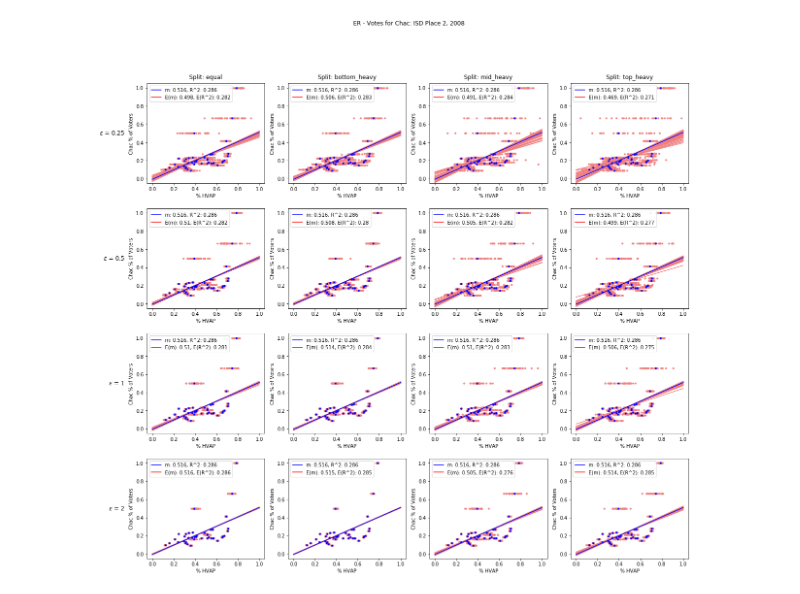
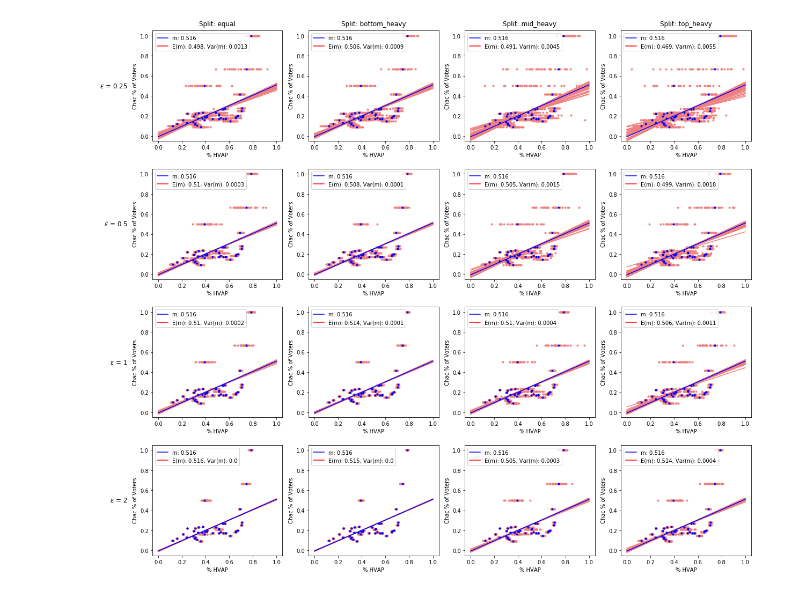
Before and after one commit to mggg/census-diff-privacy, a Jupyter notebook: multi_attribute_toydown/ER_on_noised_Irving.ipynb, the cells around one changed output. Drawn from its saved outputs; the diff is of its cells as text; code cells hidden in the pictures.

```diff
--- a/multi_attribute_toydown/ER_on_noised_Irving.ipynb
+++ b/multi_attribute_toydown/ER_on_noised_Irving.ipynb
@@ -63,22 +63,20 @@ def plot_er_graph(data, cand, elect, cand_col, elect_cols, eps, split,
         l_cvap = np.poly1d([line_cvap.slope, line_cvap.intercept])
         ax.plot(perc_hcvap, perc_cand, '.', color="grey")
         ax.plot(xp, l_cvap(xp), linestyle="dashed", color="grey",
-                label="HCVAP09 | m: {}, R^2: {}".format(round(line_cvap.slope, 3),
-                                                        round(line_cvap.rvalue**2,3)))
+                label="HCVAP09 | m: {}".format(round(line_cvap.slope, 3)))
 
         perc_hcvap = (df.HCVAP00 / df.CVAP00).fillna(0)
         line_cvap = sp.stats.linregress(perc_hcvap, perc_cand)
         l_cvap = np.poly1d([line_cvap.slope, line_cvap.intercept])
         ax.plot(perc_hcvap, perc_cand, '.', color="k")
         ax.plot(xp, l_cvap(xp), linestyle="dashed", color="k",
-                label="HCVAP00 | m: {}, R^2: {}".format(round(line_cvap.slope, 3),
-                                                        round(line_cvap.rvalue**2,3)))
+                label="HCVAP00 | m: {}".format(round(line_cvap.slope, 3)))
 
     ax.plot(perc_hvap, perc_cand, '.', color="b")
     ax.plot(xp, l(xp), '-', color="b",
-             label="m: {}, R^2: {}".format(round(line.slope, 3), round(line.rvalue**2,3)))
+             label="m: {}".format(round(line.slope, 3)))
     ax.plot([], [], '-', color="r",
-             label="E(m): {}, E(R^2): {}".format(round(np.mean(ms),3), round(np.mean(rs**2),3)))
+             label="E(m): {}, Var(m): {}".format(round(np.mean(ms),3), round(np.var(ms),4)))
 
     ax.legend()
     ax.set_xlabel("% HVAP")
@@ -86,17 +84,17 @@ def plot_er_graph(data, cand, elect, cand_col, elect_cols, eps, split,
     return ax
 # %%
 def plot_elect_grid(epsilon_values, epsilon_splits, data, candidate, election,
-                    candidate_col, election_cols, figsize=(10,10)):
+                    candidate_col, election_cols, figsize=(10,10), filt=True, title=True):
 
     fig, axs = plt.subplots(len(epsilon_values),len(epsilon_splits), figsize=figsize)
 
-    fig.suptitle("ER - Votes for {}: {}".format(candidate, election))
+    if title: fig.suptitle("ER - Votes for {}: {}".format(candidate, election))
     plt.subplots_adjust(hspace = 0.25)
 
     for i in range(len(epsilon_values)):
         for j in range(len(epsilon_splits)):
             plot_er_graph(data, candidate, election, candidate_col, election_cols,
-                          epsilon_values[i], epsilon_splits[j], title=False, ax=axs[i,j])
+                          epsilon_values[i], epsilon_splits[j], title=False, ax=axs[i,j], filt=filt)
 
     pad = 5
     for ax, row in zip(axs[:,0], ["$\epsilon$ = {}".format(eps) for eps in epsilon_values]):
@@ -113,15 +111,15 @@ def plot_elect_grid(epsilon_values, epsilon_splits, data, candidate, election,
 # %%
 epsilon_values = [0.25, 0.5, 1, 2]
 epsilon_splits = ["equal","bottom_heavy", "mid_heavy", "top_heavy",]
 data = noised_isd_pct
 candidate = "Chac"
 election = "ISD Place 2, 2008"
 candidate_col = "IR08ISD2CH"
 election_cols = ["IR08ISD2CH", "IR08ISD2JE"]
 
 fig, axs = plot_elect_grid(epsilon_values, epsilon_splits, data, candidate, election,
-                           candidate_col, election_cols, figsize=(20,18))
+                           candidate_col, election_cols, figsize=(20,18), title=False)
 plt.savefig("plots/ER_{}_{}_elect_param_grid.png".format(candidate, election.replace(',', "").replace(' ', '_')),
-            dpi=200)
+            dpi=200, bbox_inches="tight")
 # %% [output]
-[figure, old version]
+[figure, new version]
```
Also changed, not shown: parts of 13 cells of this notebook, 12 other files.
